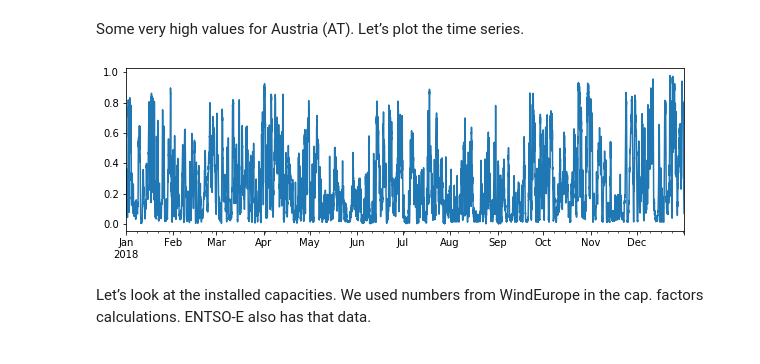
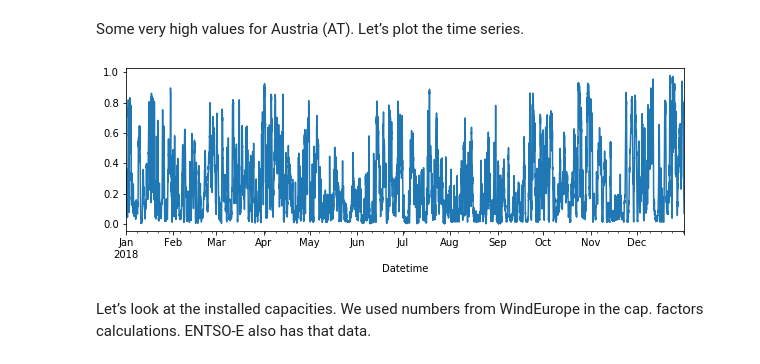
Before and after one commit to vttresearch/windtask25-timeseries, a Jupyter notebook: notebooks/04-analyze-data.ipynb, the cells around one changed output. Drawn from its saved outputs; the diff is of its cells as text; code cells hidden in the pictures.

```diff
--- a/notebooks/04-analyze-data.ipynb
+++ b/notebooks/04-analyze-data.ipynb
@@ -10,13 +12,19 @@ Define a function to load and plot the capacity factor data.
 # %%
-def load_and_plot_cf(tech):
+def load_cf_data(tech: str) -> pd.DataFrame:
+    """Load cf data from intermediate files"""
+    df = (pd.read_csv(f'../data/intermediate/CF {tech}.csv',
+                        index_col=0, parse_dates=True)
+              .dropna(axis=1, how='all'))
+    df.index.name = 'Datetime'
+    df.columns.name = 'Country code'
+    return df
+
+
+def plot_cf_statistics(cf: pd.DataFrame):
     fig, (ax1, ax2) = plt.subplots(1, 2, figsize=(10, 3))
-    cf = (pd.read_csv(f'../data/processed/CF {tech}.csv',
-                     index_col=0, parse_dates=True)
-          .dropna(axis=1, how='all'))
-
-    cf.plot.box(title=f'{tech}: Capacity factor', ax=ax1);
-    cf.interpolate('time').diff(1).plot.box(title=f'{tech}: {MIN_TIMESTEP} changes in CF', ax=ax2);
-    return cf
+    cf.plot.box(title='Capacity factor', ax=ax1)
+    cf.interpolate('time').diff(1).plot.box(title=f'{MIN_TIMESTEP} changes in CF', ax=ax2)
+    return ax1, ax2
 # %% [markdown]
 ## Results for onshore wind power
 # %% [markdown]
@@ -27,0 +32,3 @@ cf_onshore = load_and_plot_cf('Wind Onshore')
+# %%
+cf_wind_onshore = load_cf_data('Wind Onshore')
+plot_cf_statistics(cf_wind_onshore);
@@ -28,9 +37,9 @@ cf_onshore = load_and_plot_cf('Wind Onshore')
 # %% [markdown]
 Some very high values for Austria (AT). Let’s plot the time series.
 # %%
-cf_onshore['AT'].plot(figsize=(10, 3));
+cf_wind_onshore['AT'].plot(figsize=(10, 3));
 # %% [output]
-[figure, old version]
+[figure, new version]
 # %% [markdown]
 Let’s look at the installed capacities. We used numbers from WindEurope in the cap. factors calculations. ENTSO-E also has that data.
 # %%
```
Also changed, not shown: parts of 19 cells of this notebook, 2 other files.
